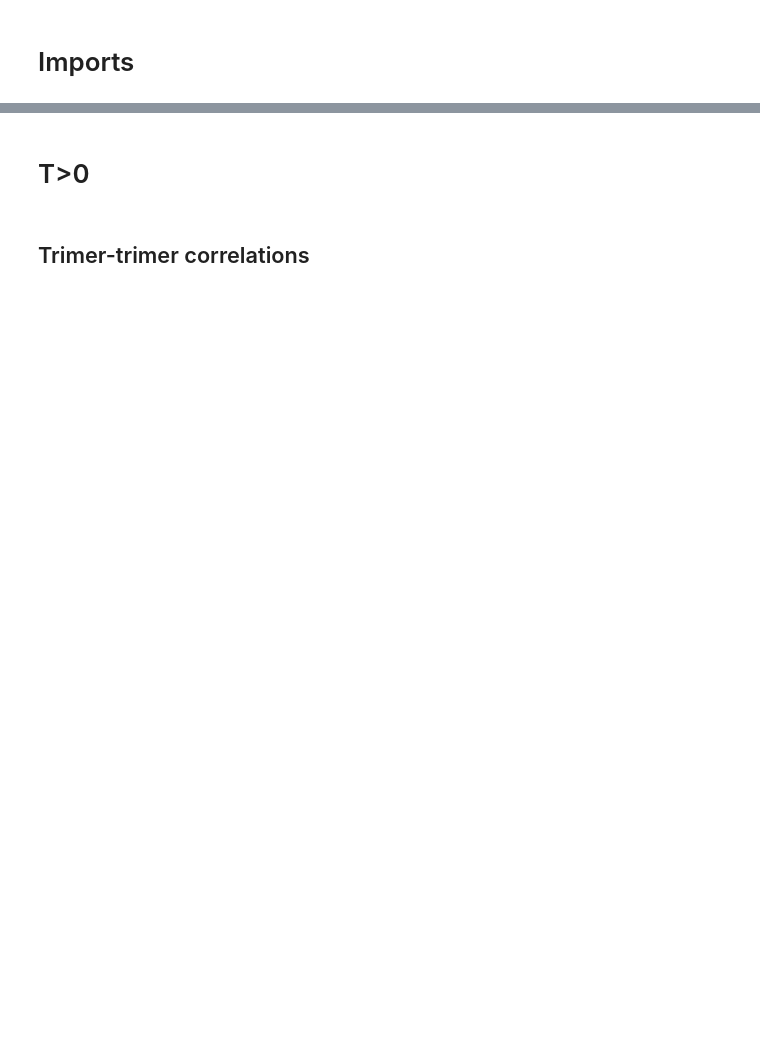
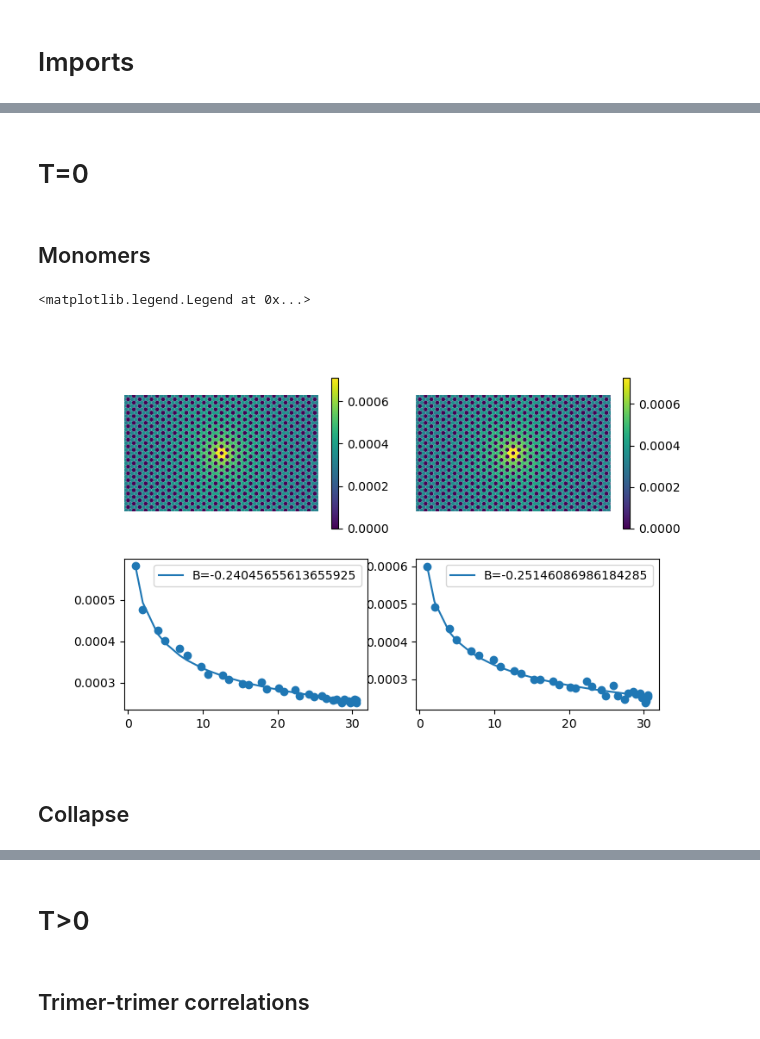
Before and after one commit to KimGroup/trimer-tbg, a Jupyter notebook: mc/pocket-2.ipynb, the cells around one changed output, grey strips where cells are left out. Drawn from its saved outputs; the diff is of its cells as text; code cells hidden in the pictures; blank space fills up the shorter version.

```diff
--- a/mc/pocket-2.ipynb
+++ b/mc/pocket-2.ipynb
@@ -15,0 +14,79 @@ The autoreload extension is already loaded. To reload it, use:
+# %% [markdown]
+# T=0
+# %% [markdown]
+## Monomers
+# %%
+# data1 = read_accumulator("data/t0j0/doped/-1/96x96_r-3_t0.000000_j0.000_50000000.20_0/mono-mono.dat", skip=10)[0].reshape((96, 96))
+# data2 = read_accumulator("data/t0j0/doped/-1/120x120_r-3_t0.000000_j0.000_50000000.20_0/mono-mono.dat", skip=10)[0].reshape((120, 120))
+
+# data1 = read_accumulator("data/t0j0/doped2/-1/96x96_r-3_t0.000000_j0.000_50000000.20_0/mono-mono.dat", skip=0)[0].reshape((96, 96))
+# data2 = read_accumulator("data/t0j0/doped2/-1/120x120_r-3_t0.000000_j0.000_50000000.20_0/mono-mono.dat", skip=0)[0].reshape((120, 120))
+
+data1 = read_accumulator("data/t0j0/doped/-1/96x96_r-3_t0.000000_j0.000_50000000.20_0/mono-mono.dat", skip=10)[0].reshape((96, 96))
+data2 = read_accumulator("data/t0j0/doped/-1/96x96_r-3_t0.000000_j0.000_200000000.50_0/mono-mono.dat", skip=10)[0].reshape((96, 96))
+# data1 = read_accumulator("data/t0j0/doped2/-1/96x96_r-3_t0.000000_j0.000_50000000.20_0/mono-mono.dat", skip=10)[0].reshape((96, 96))
+
+fig, ax = plt.subplots(2, 2, figsize=[8, 5])
+plot2d(ax[0, 0], data1)
+plot2d(ax[0, 1], data2)
+
+def mod(data, x, y):
+    return data.T[x%(data.shape[0]), y%(data.shape[1])]
+
+def symmetrize(data):
+    lin = [0]
+    xs = np.arange(data.shape[0]//2)
+    for i in range(1, data.shape[0]//2):
+        total = 0
+        total += mod(data, 0, i)
+        total += mod(data, i, 0)
+        total += mod(data, -i, i)
+        total += mod(data, -i, 0)
+        total += mod(data, -i, -i)
+        total += mod(data, i, -i)
+        lin.append(total / 6)
+    lin = np.array(lin)
+
+    L = data.shape[0]
+    xs = np.sin(np.pi/L * xs) / (np.pi/L)
+
+    indices = np.arange(len(xs))
+    return xs[indices % 3 != 0], lin[indices % 3 != 0]
+
+def fit(xs, ys):
+    import scipy
+
+    def fun(x, A, B):
+        return B * np.power(np.abs(x), A)
+    param, _ = scipy.optimize.curve_fit(fun, xs, ys, p0=[-0.25, 0.002])
+
+    # def fun(x, A, B, C):
+    #     return B * np.power(np.abs(x), A) + C
+    # param, _ = scipy.optimize.curve_fit(fun, xs, ys, p0=[-0.25, 0.002, 0])
+
+    # def fun(x, A, B, C):
+    #     return B * np.exp(A * x) + C
+    # param, _ = scipy.optimize.curve_fit(fun, xs, ys, p0=[-0.13, 0.002, 0])
+
+    return fun, param
+
+x1, y1 = symmetrize(data1)
+fun, param = fit(x1[:], y1[:])
+ax[1, 0].scatter(x1, y1)
+ax[1, 0].plot(x1, fun(x1, *param), label=f"B={param[0]}")
+# ax[1, 0].set_yscale("log")
+# ax[1, 0].set_xscale("log")
+ax[1, 0].legend()
+
+x2, y2 = symmetrize(data2)
+fun, param = fit(x2[:], y2[:])
+ax[1, 1].scatter(x2, y2)
+ax[1, 1].plot(x2, fun(x2, *param), label=f"B={param[0]}")
+# ax[1, 1].set_yscale("log")
+# ax[1, 1].set_xscale("log")
+ax[1, 1].legend()
+# %% [output]
+<matplotlib.legend.Legend at 0x...>
+[figure, added]
+# %% [markdown]
+## Collapse
```
Also changed, not shown: parts of 28 cells of this notebook, 3 other files.
